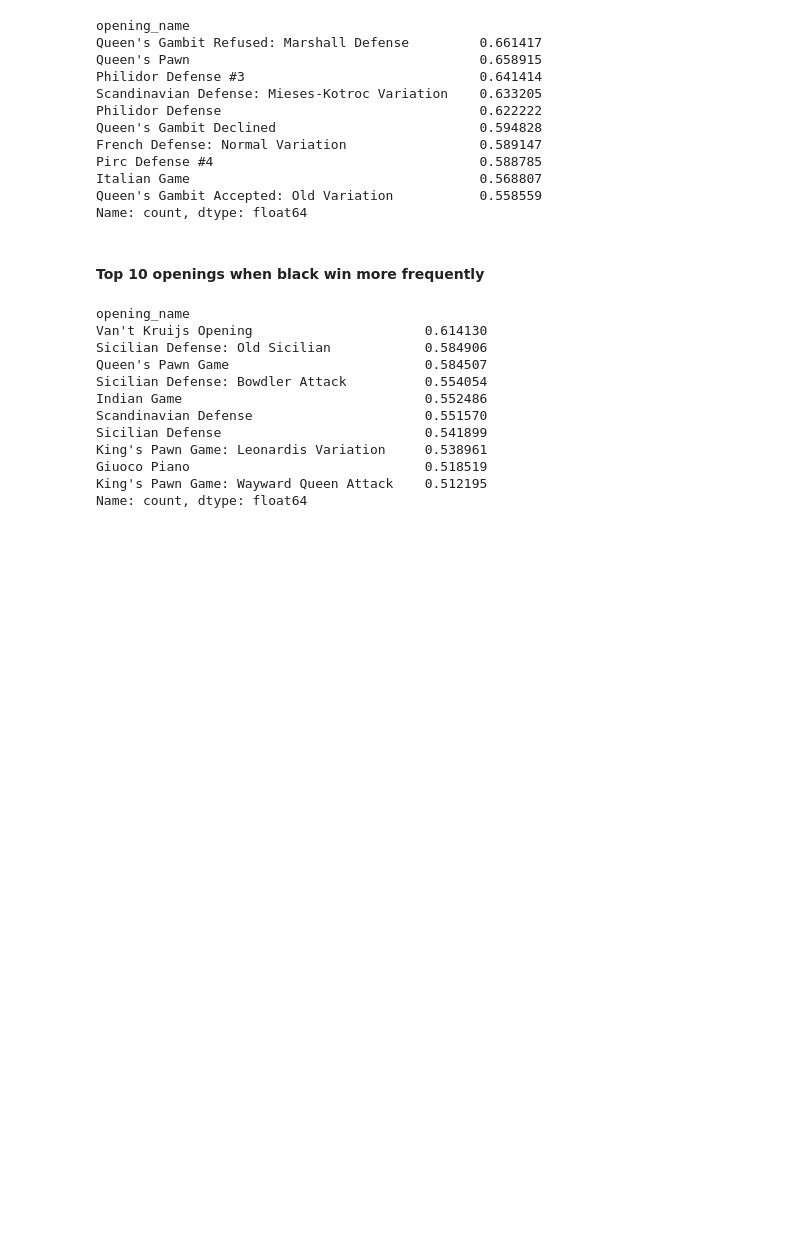
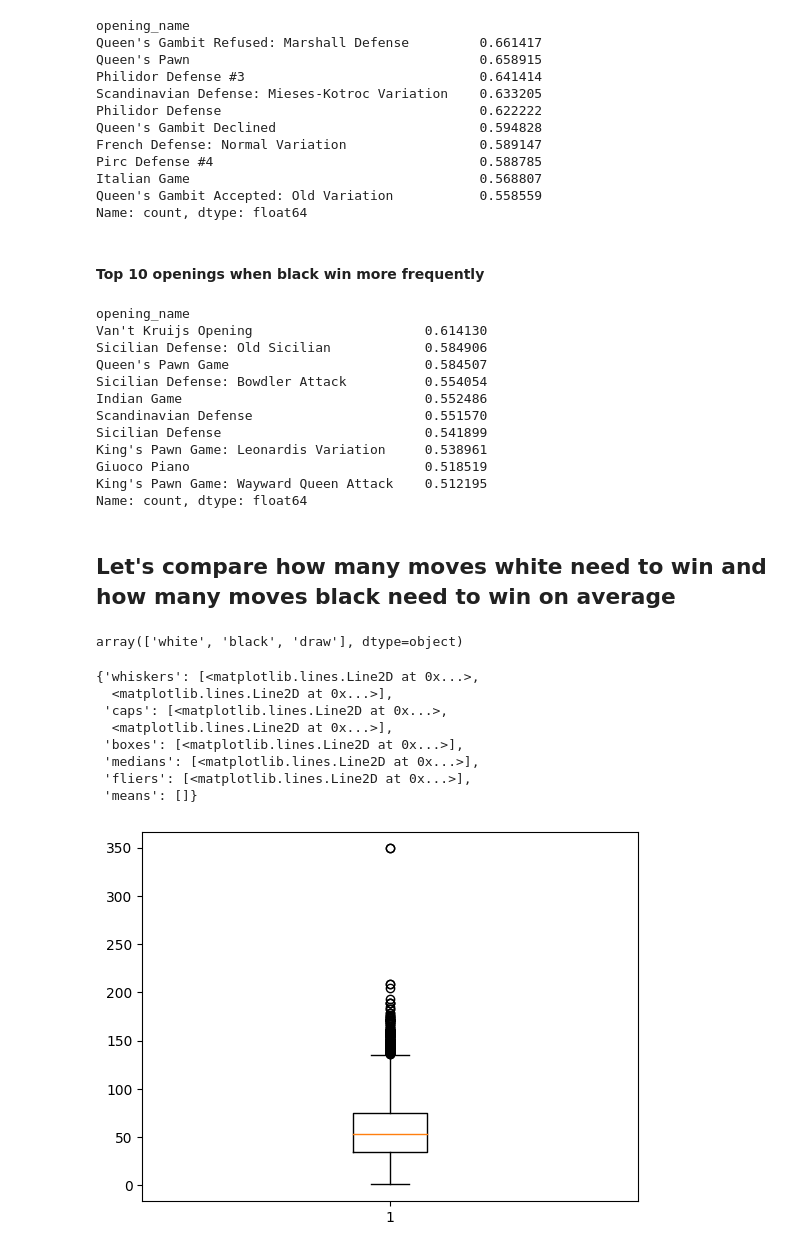
Before and after one commit to misha8347/Data-Gathering, a Jupyter notebook: Lab1/assignment1.ipynb, the cells around one changed output. Drawn from its saved outputs; the diff is of its cells as text; code cells hidden in the pictures; blank space fills up the shorter version.

```diff
--- a/Lab1/assignment1.ipynb
+++ b/Lab1/assignment1.ipynb
@@ -260,3 +285,21 @@ King's Pawn Game: Leonardis Variation     0.538961
 Giuoco Piano                              0.518519
 King's Pawn Game: Wayward Queen Attack    0.512195
 Name: count, dtype: float64
+# %% [markdown]
+## Let's compare how many moves white need to win and how many moves black need to win on average
+# %%
+df['winner'].unique()
+# %% [output]
+array(['white', 'black', 'draw'], dtype=object)
+# %%
+plt.boxplot(df[df['winner'] == 'white']['turns'])
+# %% [output]
+{'whiskers': [<matplotlib.lines.Line2D at 0x...>,
+  <matplotlib.lines.Line2D at 0x...>],
+ 'caps': [<matplotlib.lines.Line2D at 0x...>,
+  <matplotlib.lines.Line2D at 0x...>],
+ 'boxes': [<matplotlib.lines.Line2D at 0x...>],
+ 'medians': [<matplotlib.lines.Line2D at 0x...>],
+ 'fliers': [<matplotlib.lines.Line2D at 0x...>],
+ 'means': []}
+[figure, added]
```
Also changed, not shown: parts of 10 cells of this notebook.
